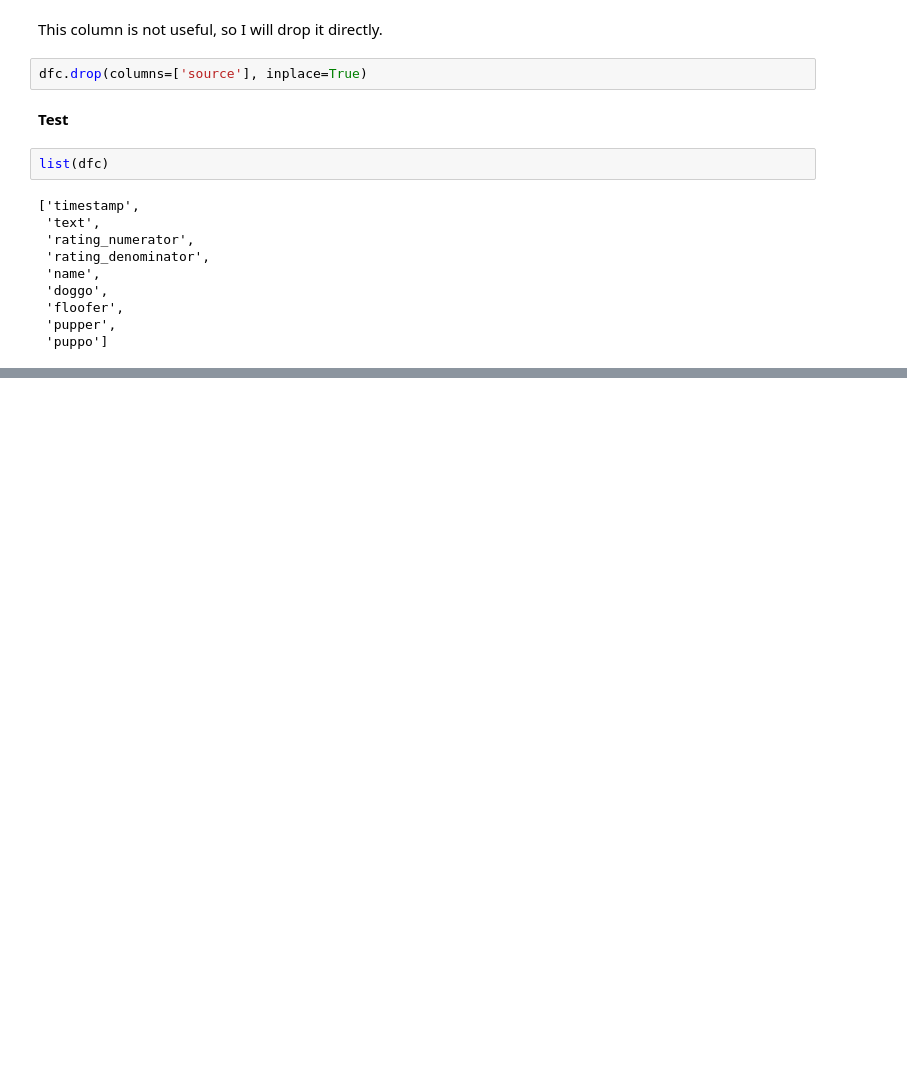
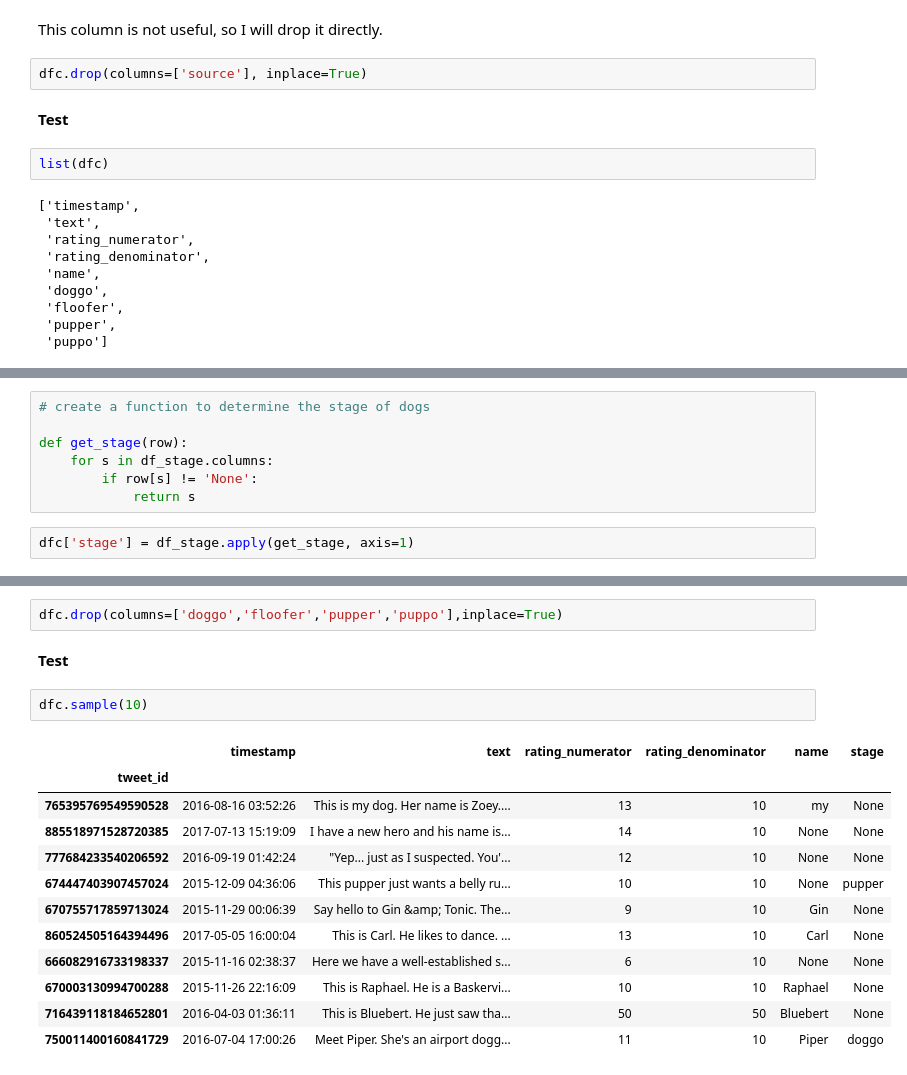
Before and after one commit to jgu1989/UdacityDataAnalystNanodegree, a Jupyter notebook: 4_Wrangle_Analyze/wrangle_act.ipynb, the cells around one changed output, grey strips where cells are left out. Saved outputs shown, nothing was run; the diff lists cells and outputs as text; blank space fills up the shorter version.

```diff
--- a/4_Wrangle_Analyze/wrangle_act.ipynb
+++ b/4_Wrangle_Analyze/wrangle_act.ipynb
@@ -555,0 +564,9 @@ def clean(s):
+# %%
+# create a function to determine the stage of dogs
+
+def get_stage(row):
+    for s in df_stage.columns:
+        if row[s] != 'None':
+            return s
+# %%
+dfc['stage'] = df_stage.apply(get_stage, axis=1)
@@ -555,0 +583,19 @@ def clean(s):
+# %%
+dfc.drop(columns=['doggo','floofer','pupper','puppo'],inplace=True)
+# %% [markdown]
+**Test**
+# %%
+dfc.sample(10)
+# %% [output]
+|  | timestamp | text | rating_numerator | rating_denominator | name | stage |
+| tweet_id |  |  |  |  |  |  |
+| 765395769549590528 | 2016-08-16 03:52:26 | This is my dog. Her name is Zoey.... | 13 | 10 | my | None |
+| 885518971528720385 | 2017-07-13 15:19:09 | I have a new hero and his name is... | 14 | 10 | None | None |
+| 777684233540206592 | 2016-09-19 01:42:24 | "Yep... just as I suspected. You'... | 12 | 10 | None | None |
+| 674447403907457024 | 2015-12-09 04:36:06 | This pupper just wants a belly ru... | 10 | 10 | None | pupper |
+| 670755717859713024 | 2015-11-29 00:06:39 | Say hello to Gin &amp; Tonic. The... | 9 | 10 | Gin | None |
+| 860524505164394496 | 2017-05-05 16:00:04 | This is Carl. He likes to dance. ... | 13 | 10 | Carl | None |
+| 666082916733198337 | 2015-11-16 02:38:37 | Here we have a well-established s... | 6 | 10 | None | None |
+| 670003130994700288 | 2015-11-26 22:16:09 | This is Raphael. He is a Baskervi... | 10 | 10 | Raphael | None |
+| 716439118184652801 | 2016-04-03 01:36:11 | This is Bluebert. He just saw tha... | 50 | 50 | Bluebert | None |
+| 750011400160841729 | 2016-07-04 17:00:26 | Meet Piper. She's an airport dogg... | 11 | 10 | Piper | doggo |
```
Also changed, not shown: parts of 12 cells of this notebook.
